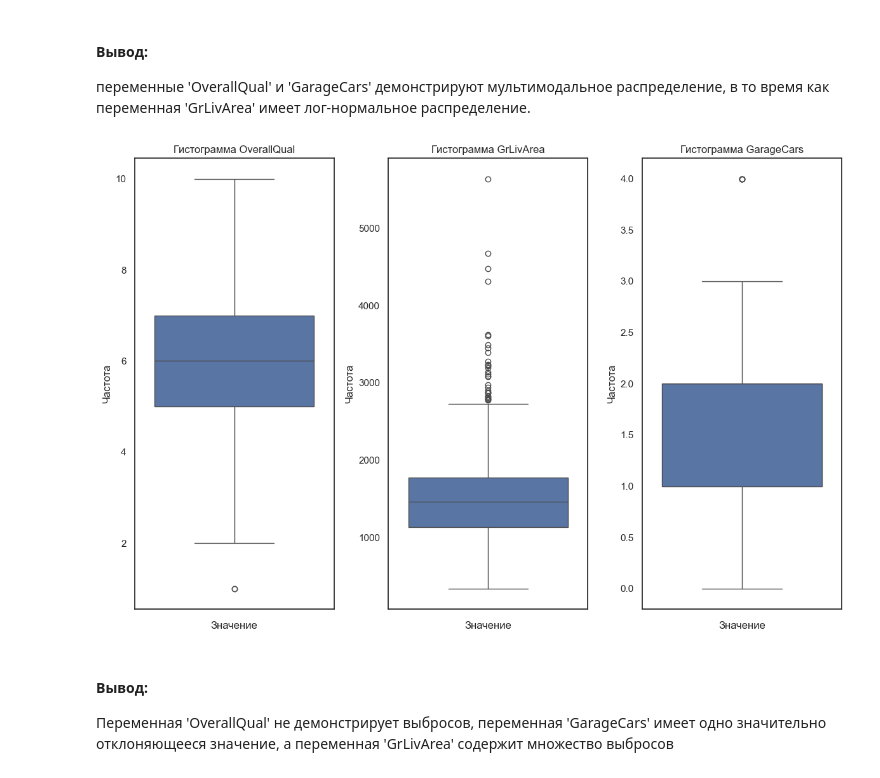
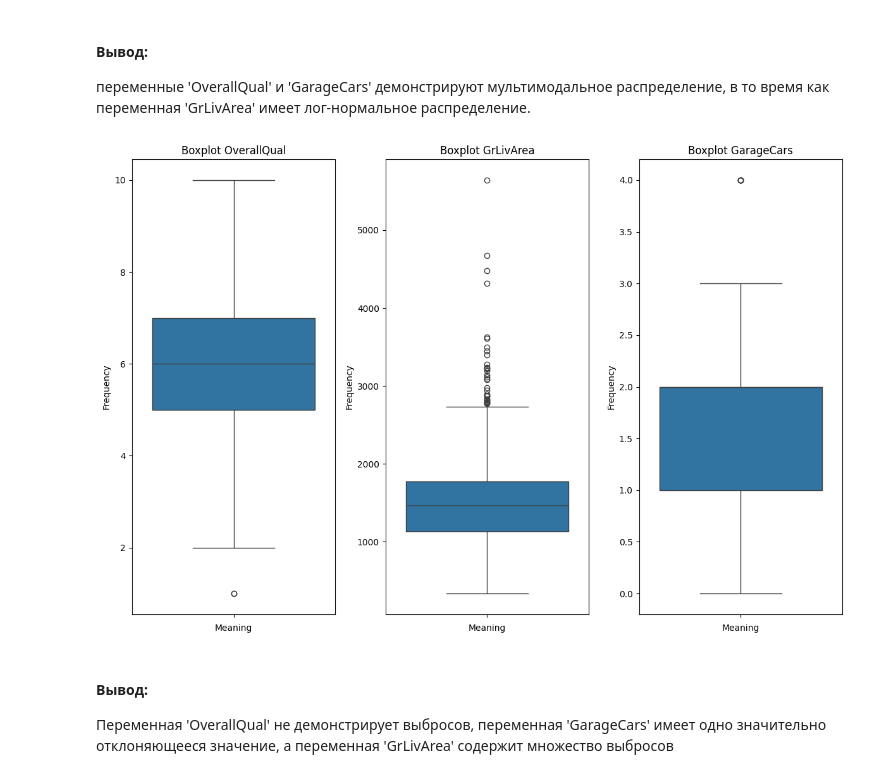
Before and after one commit to Let0Pda/DataCM, a Jupyter notebook: Homework/DZ8/dz_8.ipynb, the cells around one changed output. Saved outputs shown, nothing was run; the diff lists cells and outputs as text; code cells hidden in the pictures.

```diff
--- a/Homework/DZ8/dz_8.ipynb
+++ b/Homework/DZ8/dz_8.ipynb
@@ -381,22 +379,22 @@ plt.show()
 # %%
 # Отрисовка гистограммы распределения важных переменных
 num_rows = 1
 num_cols = 3
 
 fig, axes = plt.subplots(num_rows, num_cols, figsize=(12, 8))
 
 axes = axes.flatten()
 
-for i, col in enumerate(impotant_variables):
+for i, col in enumerate(columns_with_name):
     sns.boxplot(data=df, y=col, ax=axes[i])
     axes[i].set_title(f"Boxplot {col}")
     axes[i].set_xlabel("Meaning")
     axes[i].set_ylabel("Frequency")
 
 plt.tight_layout()
 plt.show()
 # %% [output]
-[figure, old version]
+[figure, new version]
 # %% [markdown]
 #### Вывод:
 Переменная 'OverallQual' не демонстрирует выбросов, переменная 'GarageCars' имеет одно значительно отклоняющееся значение, а переменная 'GrLivArea' содержит множество выбросов
```
Also changed, not shown: parts of 1 cell of this notebook.
